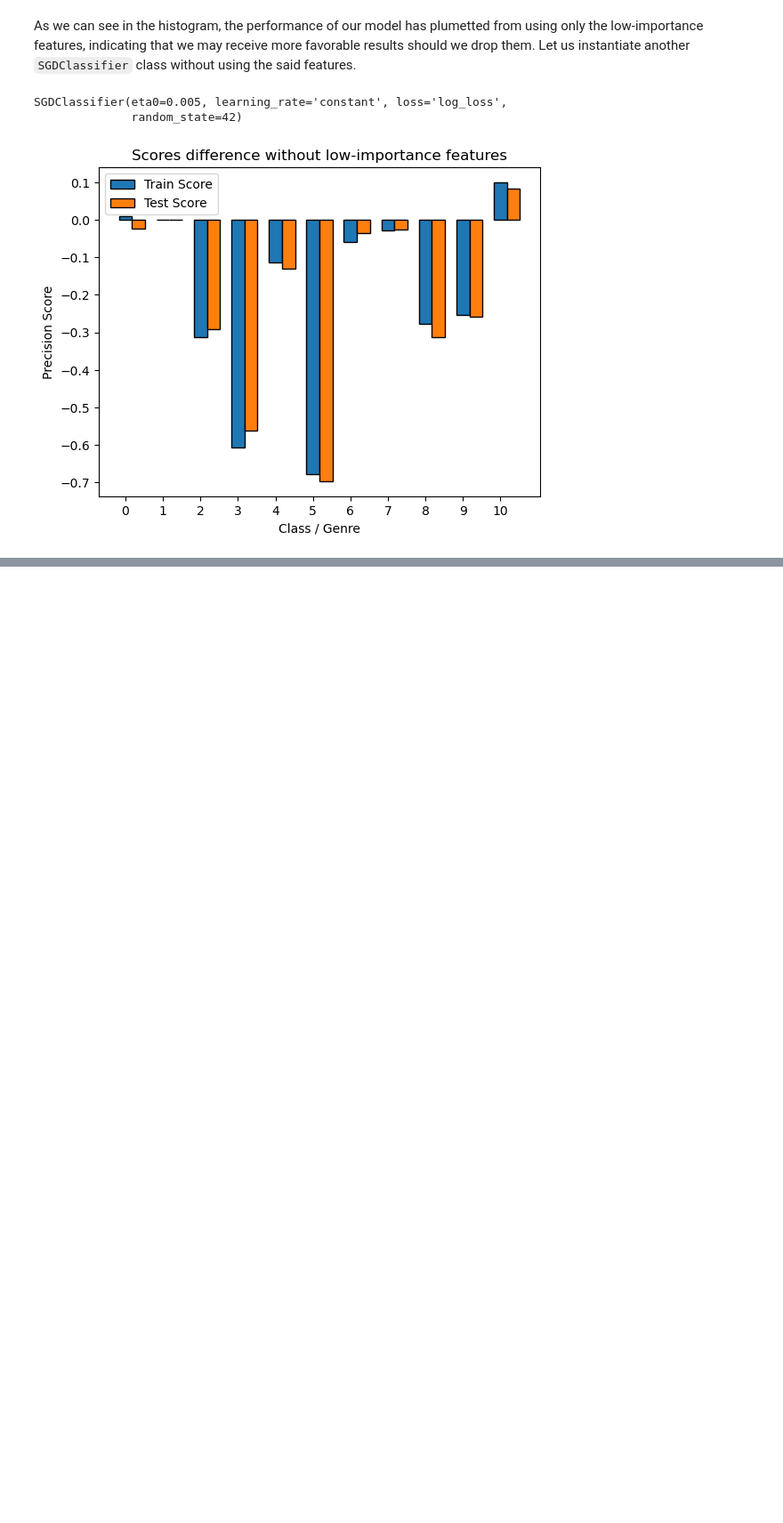
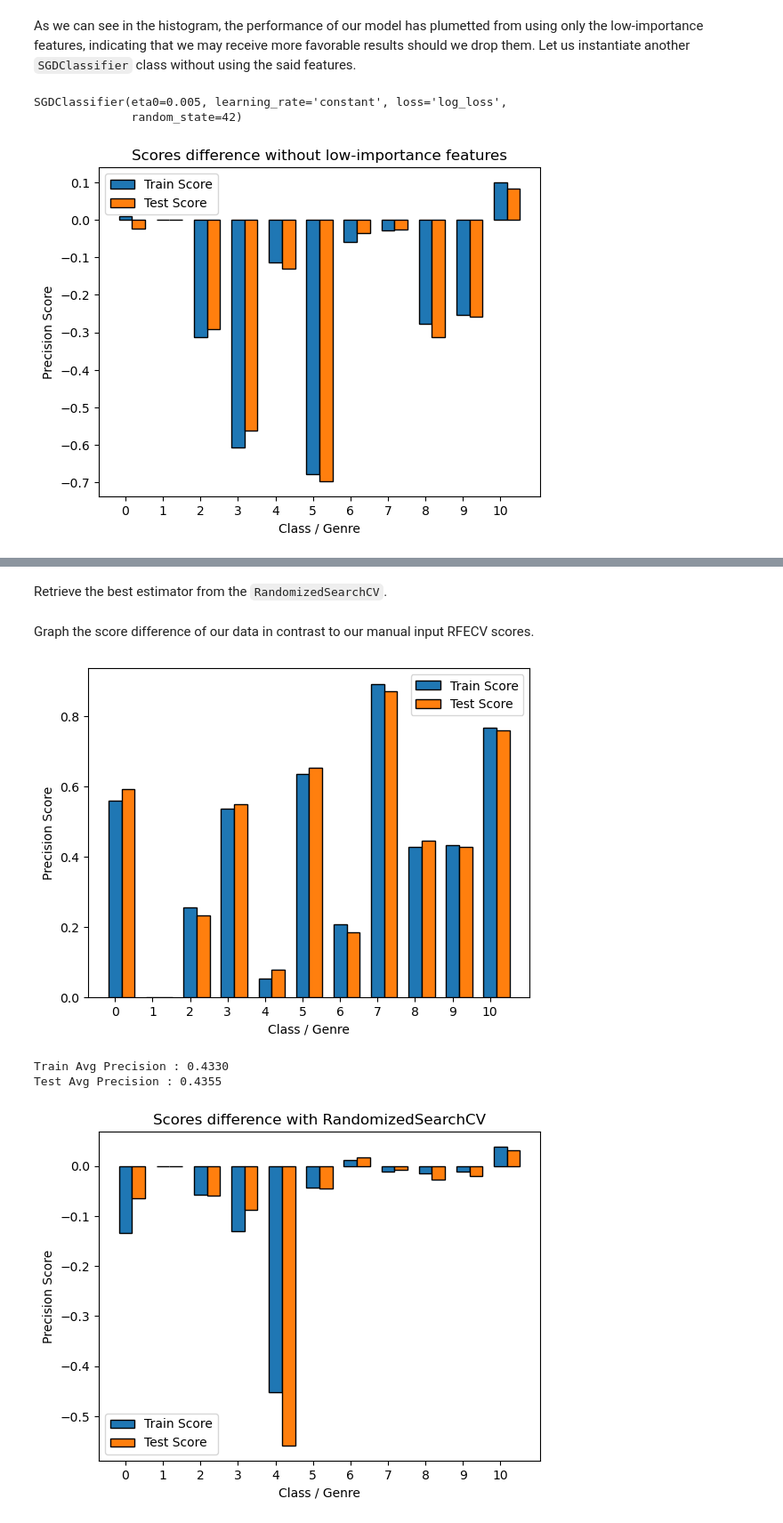
Before and after one commit to CharlesO55/MACHLRN-MP-Music, a Jupyter notebook: 4 Logistic Regression.ipynb, the cells around one changed output, grey strips where cells are left out. Shown at 89% size. Cells and saved outputs as stored; diff of their text form; code cells hidden in the pictures; blank space fills up the shorter version.

```diff
--- a/4 Logistic Regression.ipynb
+++ b/4 Logistic Regression.ipynb
@@ -462,0 +531,11 @@ Test Avg Precision : 0.5033
+# %%
+#Instantiate RFECV
+RSrfecv = RFECV(
+    estimator = RSClassifier,
+    step = 1,
+    scoring = make_scorer(precision_score, average='weighted', zero_division = 0))
+
+#Create a pipeline with the StandardScaler and RFECV
+RSpipeline = make_pipeline(
+    StandardScaler(),
+    RSrfecv)
@@ -462,0 +551,9 @@ Test Avg Precision : 0.5033
+# %%
+RandomSearch = RandomizedSearchCV(
+    estimator = RSpipeline,
+    param_distributions = param_distributions,
+    n_iter = 96,
+    scoring = make_scorer(precision_score, average = 'weighted', zero_division = 0),
+    random_state = random_state,
+    verbose = 1,
+    n_jobs = -1)
@@ -462,0 +562,2 @@ Test Avg Precision : 0.5033
+# %%
+RandomSearch.fit(X_train, y_train)
@@ -462,0 +583,17 @@ Test Avg Precision : 0.5033
+# %% [markdown]
+Retrieve the best estimator from the `RandomizedSearchCV`.
+# %%
+best_model = RandomSearch.best_estimator_
+# %% [markdown]
+Graph the score difference of our data in contrast to our manual input RFECV scores.
+# %%
+# Get scores for the best model
+scores_random = get_Score(best_model, X_train, X_test, y_train, y_test, verbose = 1)
+
+# Plot the scores difference
+graph_Scores(np.array(scores_random) - np.array(scores_RFECV), 'Scores difference with RandomizedSearchCV')
+# %% [output]
+[figure, added]
+Train Avg Precision : 0.4330
+Test Avg Precision : 0.4355
+[figure, added]
```
Also changed, not shown: parts of 43 cells of this notebook.
